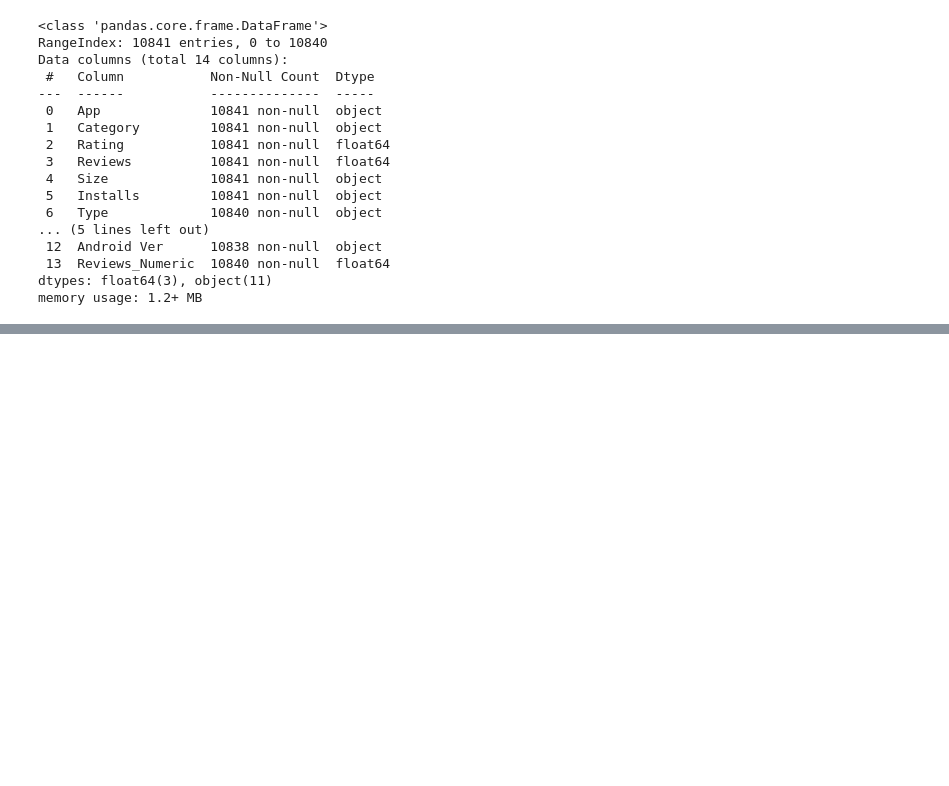
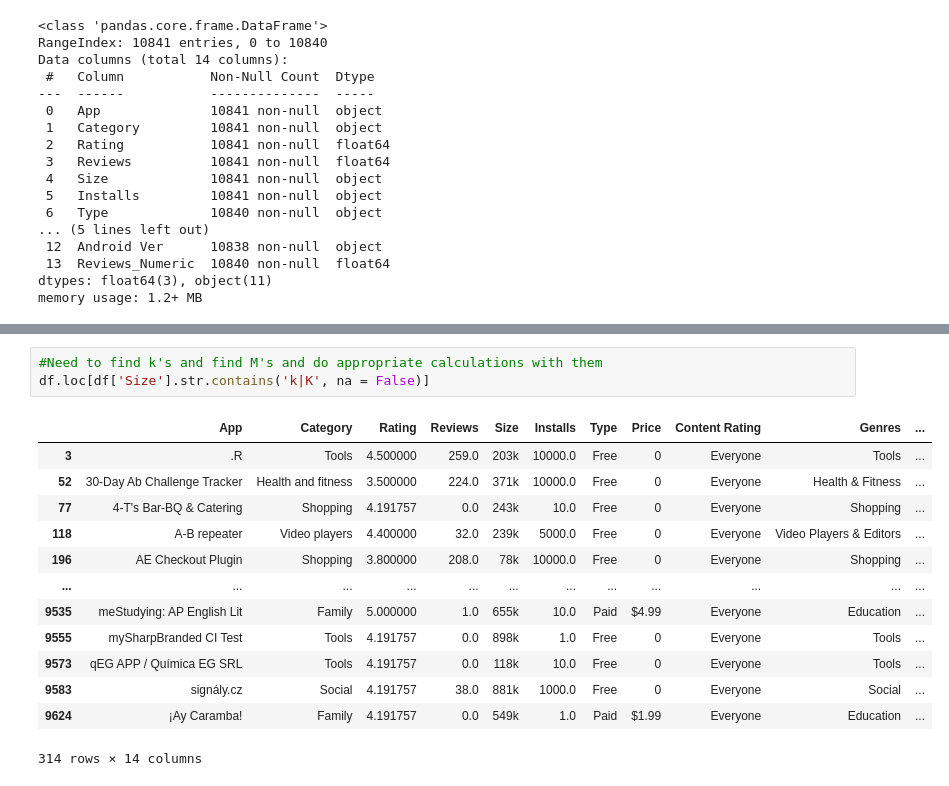
Before and after one commit to AgentXCross/PythonDS-ML, a Jupyter notebook: Projects/Notebooks/google.ipynb, the cells around one changed output, grey strips where cells are left out. Saved outputs shown, nothing was run; the diff lists cells and outputs as text; blank space fills up the shorter version.

```diff
--- a/Projects/Notebooks/google.ipynb
+++ b/Projects/Notebooks/google.ipynb
@@ -191,0 +367,17 @@ df.loc[df.duplicated(subset = 'App')].sort_values(by = 'App').head(10)
+# %%
+#Need to find k's and find M's and do appropriate calculations with them
+df.loc[df['Size'].str.contains('k|K', na = False)]
+# %% [output]
+|  | App | Category | Rating | Reviews | Size | Installs | Type | Price | Content Rating | Genres | ... |
+| 3 | .R | Tools | 4.500000 | 259.0 | 203k | 10000.0 | Free | 0 | Everyone | Tools | ... |
+| 52 | 30-Day Ab Challenge Tracker | Health and fitness | 3.500000 | 224.0 | 371k | 10000.0 | Free | 0 | Everyone | Health & Fitness | ... |
+| 77 | 4-T's Bar-BQ & Catering | Shopping | 4.191757 | 0.0 | 243k | 10.0 | Free | 0 | Everyone | Shopping | ... |
+| 118 | A-B repeater | Video players | 4.400000 | 32.0 | 239k | 5000.0 | Free | 0 | Everyone | Video Players & Editors | ... |
+| 196 | AE Checkout Plugin | Shopping | 3.800000 | 208.0 | 78k | 10000.0 | Free | 0 | Everyone | Shopping | ... |
+| ... | ... | ... | ... | ... | ... | ... | ... | ... | ... | ... | ... |
+| 9535 | meStudying: AP English Lit | Family | 5.000000 | 1.0 | 655k | 10.0 | Paid | $4.99 | Everyone | Education | ... |
+| 9555 | mySharpBranded CI Test | Tools | 4.191757 | 0.0 | 898k | 1.0 | Free | 0 | Everyone | Tools | ... |
+| 9573 | qEG APP / Química EG SRL | Tools | 4.191757 | 0.0 | 118k | 10.0 | Free | 0 | Everyone | Tools | ... |
+| 9583 | signály.cz | Social | 4.191757 | 38.0 | 881k | 1000.0 | Free | 0 | Everyone | Social | ... |
+| 9624 | ¡Ay Caramba! | Family | 4.191757 | 0.0 | 549k | 1.0 | Paid | $1.99 | Everyone | Education | ... |
+314 rows × 14 columns
```
Also changed, not shown: parts of 49 cells of this notebook.
